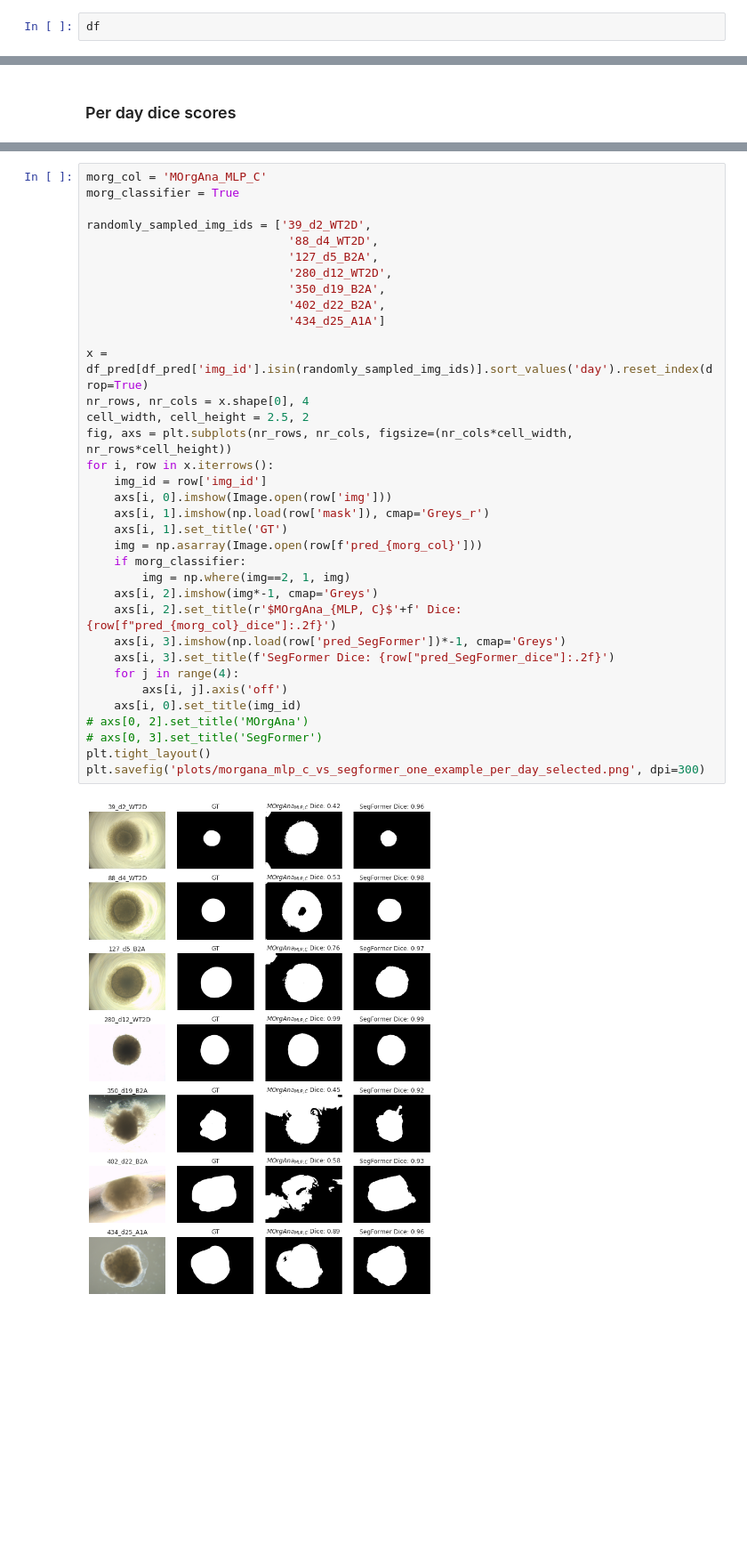
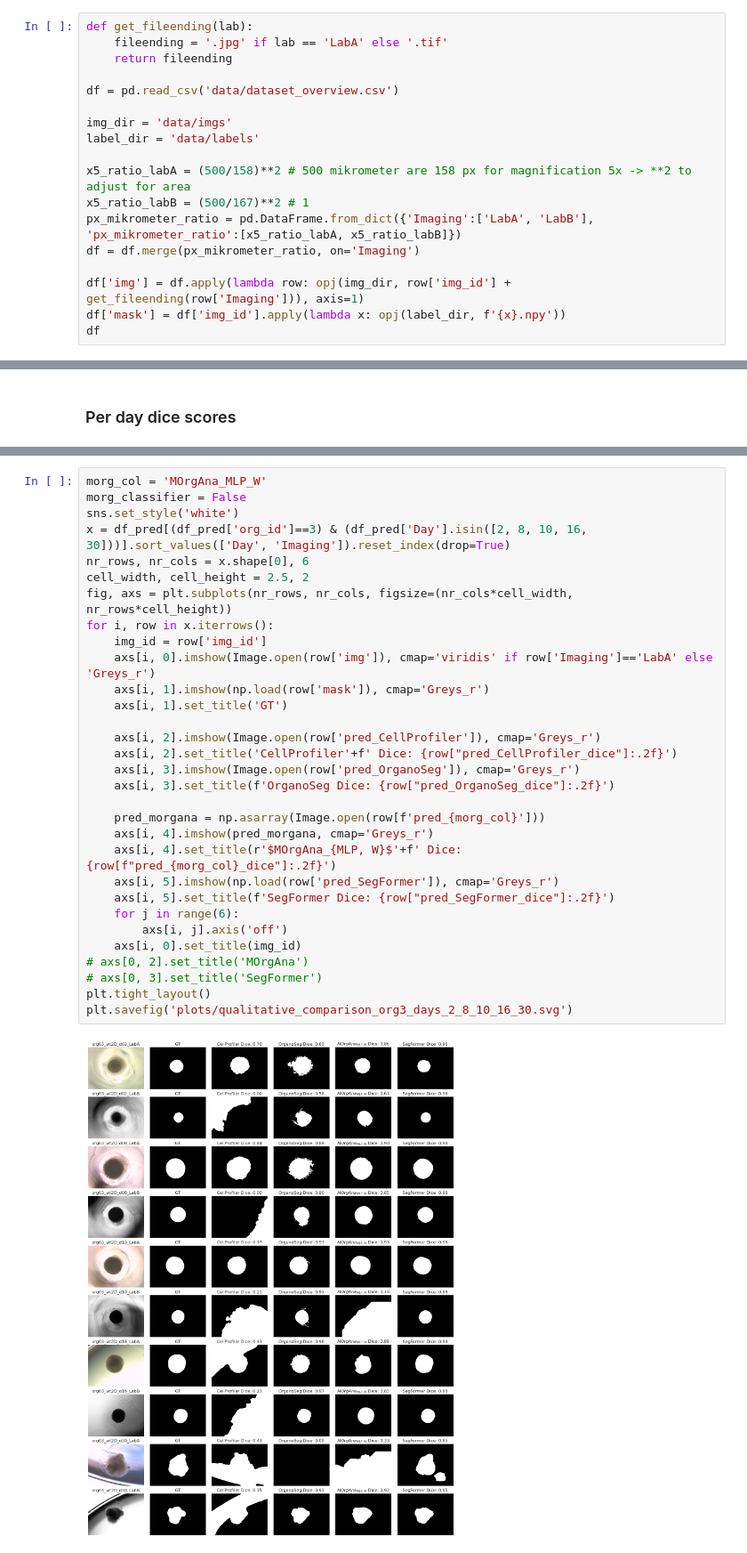
Before and after one commit to deiluca/robust_monitoring_organoid_growth, a Jupyter notebook: data_analysis.ipynb, the cells around one changed output, grey strips where cells are left out. Shown at 89% size. Saved outputs shown, nothing was run; the diff lists cells and outputs as text; blank space fills up the shorter version.

```diff
--- a/data_analysis.ipynb
+++ b/data_analysis.ipynb
@@ -96,3 +67,19 @@ df = df.sort_values(['day', 'clone']).reset_index(drop=True)
 # %%
+def get_fileending(lab):
+    fileending = '.jpg' if lab == 'LabA' else '.tif'
+    return fileending
+
+df = pd.read_csv('data/dataset_overview.csv')
+
+img_dir = 'data/imgs'
+label_dir = 'data/labels'
+
+x5_ratio_labA = (500/158)**2 # 500 mikrometer are 158 px for magnification 5x -> **2 to adjust for area
+x5_ratio_labB = (500/167)**2 # 1
+px_mikrometer_ratio = pd.DataFrame.from_dict({'Imaging':['LabA', 'LabB'], 'px_mikrometer_ratio':[x5_ratio_labA, x5_ratio_labB]})
+df = df.merge(px_mikrometer_ratio, on='Imaging')
+
+df['img'] = df.apply(lambda row: opj(img_dir, row['img_id'] + get_fileending(row['Imaging'])), axis=1)
+df['mask'] = df['img_id'].apply(lambda x: opj(label_dir, f'{x}.npy'))
 df
 # %% [output]
@@ -234,38 +287,34 @@ plt.savefig('plots/dice_scores_per_day_segformer_vs_morgana.png', dpi=300)
 # %%
-morg_col = 'MOrgAna_MLP_C'
-morg_classifier = True
-
-randomly_sampled_img_ids = ['39_d2_WT2D',
-                             '88_d4_WT2D',
-                             '127_d5_B2A',
-                             '280_d12_WT2D',
-                             '350_d19_B2A',
-                             '402_d22_B2A',
-                             '434_d25_A1A']
-
-x = df_pred[df_pred['img_id'].isin(randomly_sampled_img_ids)].sort_values('day').reset_index(drop=True)
-nr_rows, nr_cols = x.shape[0], 4
+morg_col = 'MOrgAna_MLP_W'
+morg_classifier = False
+sns.set_style('white')
+x = df_pred[(df_pred['org_id']==3) & (df_pred['Day'].isin([2, 8, 10, 16, 30]))].sort_values(['Day', 'Imaging']).reset_index(drop=True)
+nr_rows, nr_cols = x.shape[0], 6
 cell_width, cell_height = 2.5, 2
 fig, axs = plt.subplots(nr_rows, nr_cols, figsize=(nr_cols*cell_width, nr_rows*cell_height))
 for i, row in x.iterrows():
     img_id = row['img_id']
-    axs[i, 0].imshow(Image.open(row['img']))
+    axs[i, 0].imshow(Image.open(row['img']), cmap='viridis' if row['Imaging']=='LabA' else 'Greys_r')
     axs[i, 1].imshow(np.load(row['mask']), cmap='Greys_r')
     axs[i, 1].set_title('GT')
-    img = np.asarray(Image.open(row[f'pred_{morg_col}']))
-    if morg_classifier:
-        img = np.where(img==2, 1, img)
-    axs[i, 2].imshow(img*-1, cmap='Greys')
-    axs[i, 2].set_title(r'$MOrgAna_{MLP, C}$'+f' Dice: {row[f"pred_{morg_col}_dice"]:.2f}')
-    axs[i, 3].imshow(np.load(row['pred_SegFormer'])*-1, cmap='Greys')
-    axs[i, 3].set_title(f'SegFormer Dice: {row["pred_SegFormer_dice"]:.2f}')
-    for j in range(4):
+
+    axs[i, 2].imshow(Image.open(row['pred_CellProfiler']), cmap='Greys_r')
+    axs[i, 2].set_title('CellProfiler'+f' Dice: {row["pred_CellProfiler_dice"]:.2f}')
+    axs[i, 3].imshow(Image.open(row['pred_OrganoSeg']), cmap='Greys_r')
+    axs[i, 3].set_title(f'OrganoSeg Dice: {row["pred_OrganoSeg_dice"]:.2f}')
+
+    pred_morgana = np.asarray(Image.open(row[f'pred_{morg_col}']))
+    axs[i, 4].imshow(pred_morgana, cmap='Greys_r')
+    axs[i, 4].set_title(r'$MOrgAna_{MLP, W}$'+f' Dice: {row[f"pred_{morg_col}_dice"]:.2f}')
+    axs[i, 5].imshow(np.load(row['pred_SegFormer']), cmap='Greys_r')
+    axs[i, 5].set_title(f'SegFormer Dice: {row["pred_SegFormer_dice"]:.2f}')
+    for j in range(6):
         axs[i, j].axis('off')
     axs[i, 0].set_title(img_id)
 # axs[0, 2].set_title('MOrgAna')
 # axs[0, 3].set_title('SegFormer')
 plt.tight_layout()
-plt.savefig('plots/morgana_mlp_c_vs_segformer_one_example_per_day_selected.png', dpi=300)
+plt.savefig('plots/qualitative_comparison_org3_days_2_8_10_16_30.svg')
 # %% [output]
-[figure, old version]
+[figure, new version]
 # %% [markdown]
```
Also changed, not shown: parts of 34 cells of this notebook, 17 other files.
